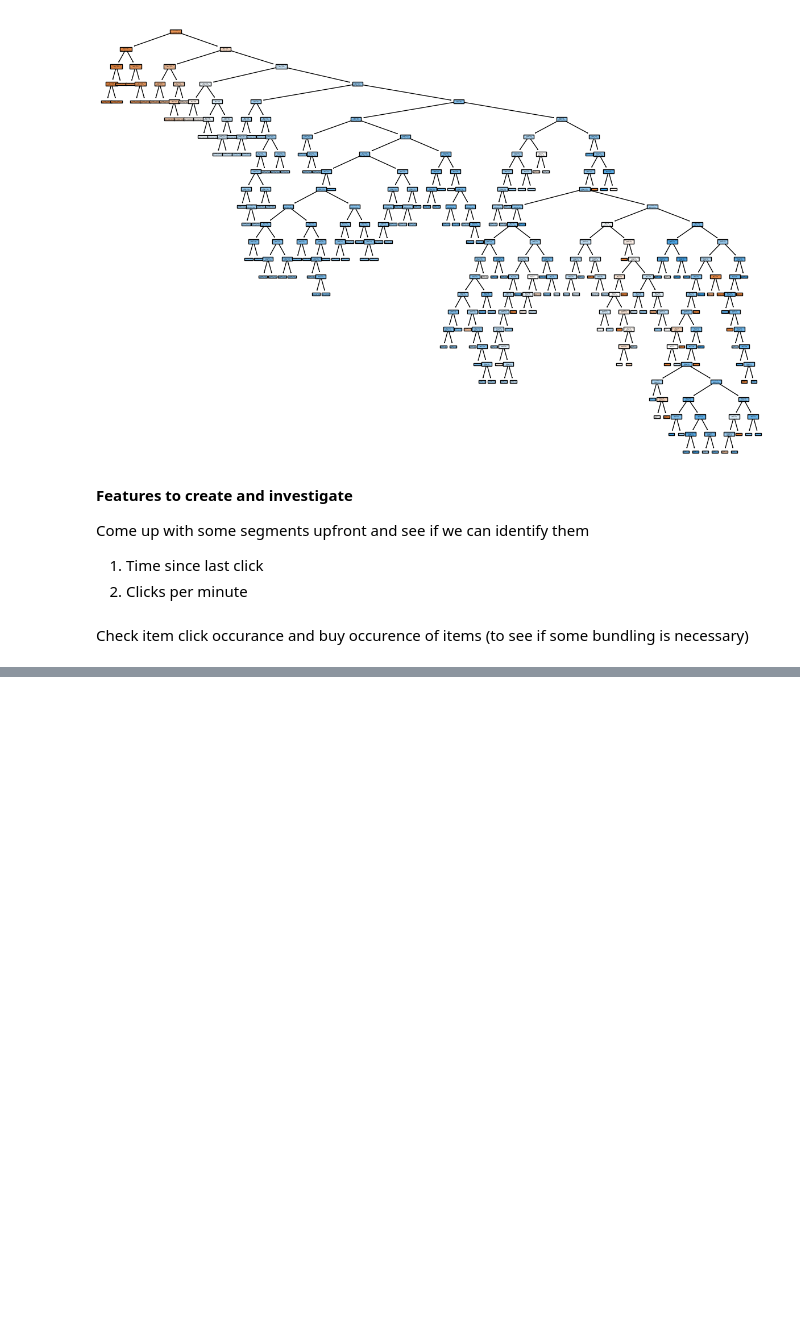
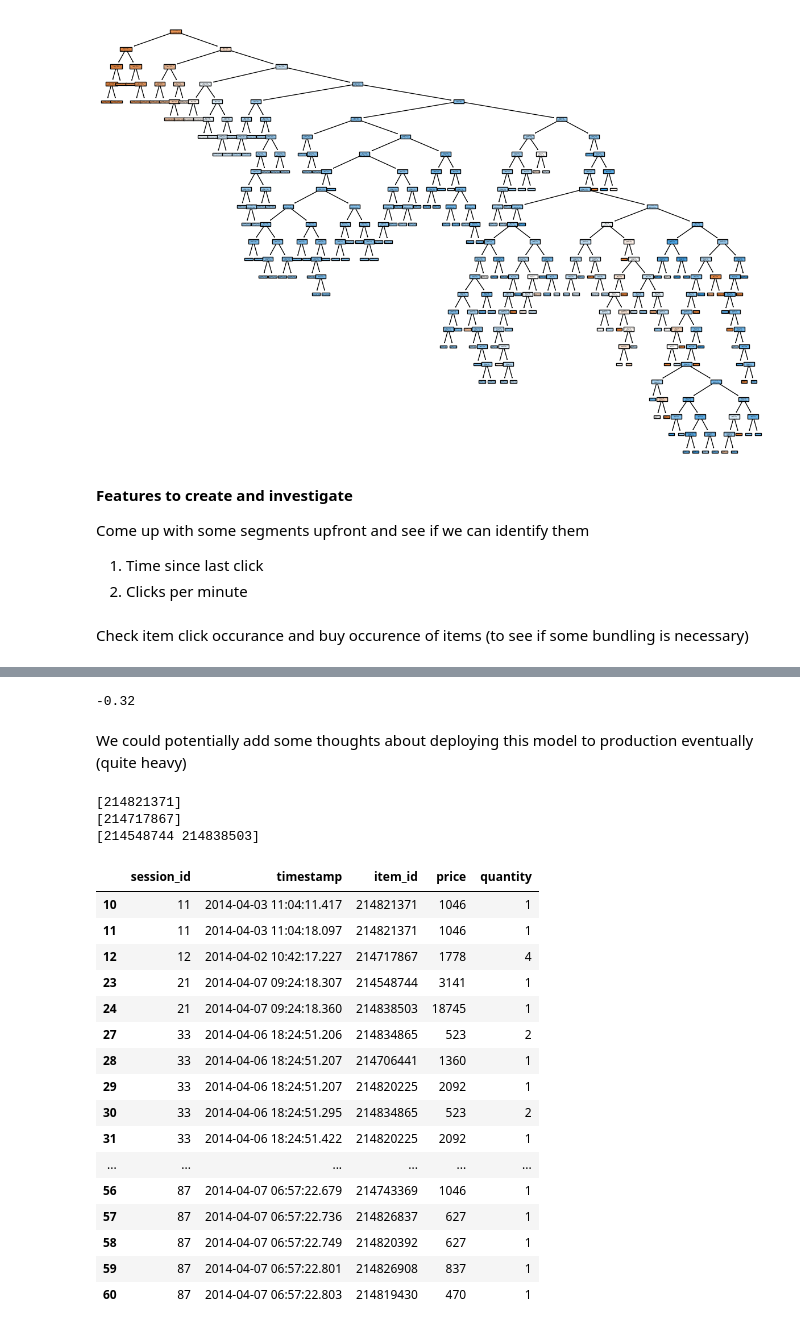
Before and after one commit to Bernardo-giff/imperial_digital_marketing, a Jupyter notebook: Prediction_algorithm.ipynb, the cells around one changed output, grey strips where cells are left out. Cells and saved outputs as stored; diff of their text form; code cells hidden in the pictures; blank space fills up the shorter version.

```diff
--- a/Prediction_algorithm.ipynb
+++ b/Prediction_algorithm.ipynb
@@ -530,0 +805,79 @@ Check item click occurance and buy occurence of items (to see if some bundling i
+# %%
+# Test data for the time being, substitute this with the final predictions
+submitted_data = grouped_data
+test_data = stream_df[:50]
+
+def performance_score(submitted_data, test_data):
+    # Instantiate the total score
+    total_score = 0
+
+    # Calculate the fixed reward (for each purchase, the reward is 1/total number of purchases in the test data)
+    fixed_reward = test_data['flg_is_purchase'].sum() / len(test_data['flg_is_purchase'])
+
+    # Sessions in test set that are actually a buy
+    S_b = test_data[test_data['flg_is_purchase'] == True]['session_id'].unique()
+
+    for session_id, session in submitted_data.iterrows():
+
+        B_s = test_data[test_data['session_id'] == session_id]['item_id'].unique().tolist()
+        A_s = session['similar_items']
+
+        # Get intersection of A_s and B_s
+        intersection = list(set(A_s) & set(B_s))
+        # Get union of A_s and B_s
+        union = list(set(A_s) | set(B_s))
+        # Calculate the Jaccard similarity
+        jaccard_similarity = len(intersection) / len(union)
+
+        if session_id in S_b:
+            total_score += fixed_reward + jaccard_similarity
+        else:
+            total_score -= fixed_reward
+    return total_score
+
+performance_score(submitted_data, test_data)
+# %% [output]
+-0.32
+# %% [markdown]
+We could potentially add some thoughts about deploying this model to production eventually (quite heavy)
+# %%
+my_list = [11, 12, 21]
+
+data = buys_df[:20]
+
+B_s = test_data[test_data['session_id'] == session_id]['item_id'].unique().to_list()
+A_s = session['similar_items']
+# Get intersection of A_s and B_s
+intersection = list(set(A_s) & set(B_s))
+# Get union of A_s and B_s
+union = list(set(A_s) | set(B_s))
+# Calculate the Jaccard similarity
+jaccard_similarity = len(intersection) / len(union)
+
+
+for session_id in my_list:
+    B_s = data[data['session_id'] == session_id]['item_id'].unique()
+# %% [output]
+[214821371]
+[214717867]
+[214548744 214838503]
+# %%
+buys_df[:20]
+# %% [output]
+|  | session_id | timestamp | item_id | price | quantity |
+| 10 | 11 | 2014-04-03 11:04:11.417 | 214821371 | 1046 | 1 |
+| 11 | 11 | 2014-04-03 11:04:18.097 | 214821371 | 1046 | 1 |
+| 12 | 12 | 2014-04-02 10:42:17.227 | 214717867 | 1778 | 4 |
+| 23 | 21 | 2014-04-07 09:24:18.307 | 214548744 | 3141 | 1 |
+| 24 | 21 | 2014-04-07 09:24:18.360 | 214838503 | 18745 | 1 |
+| 27 | 33 | 2014-04-06 18:24:51.206 | 214834865 | 523 | 2 |
+| 28 | 33 | 2014-04-06 18:24:51.207 | 214706441 | 1360 | 1 |
+| 29 | 33 | 2014-04-06 18:24:51.207 | 214820225 | 2092 | 1 |
+| 30 | 33 | 2014-04-06 18:24:51.295 | 214834865 | 523 | 2 |
+| 31 | 33 | 2014-04-06 18:24:51.422 | 214820225 | 2092 | 1 |
+| ... | ... | ... | ... | ... | ... |
+| 56 | 87 | 2014-04-07 06:57:22.679 | 214743369 | 1046 | 1 |
+| 57 | 87 | 2014-04-07 06:57:22.736 | 214826837 | 627 | 1 |
+| 58 | 87 | 2014-04-07 06:57:22.749 | 214820392 | 627 | 1 |
+| 59 | 87 | 2014-04-07 06:57:22.801 | 214826908 | 837 | 1 |
+| 60 | 87 | 2014-04-07 06:57:22.803 | 214819430 | 470 | 1 |
```
Also changed, not shown: parts of 13 cells of this notebook.
